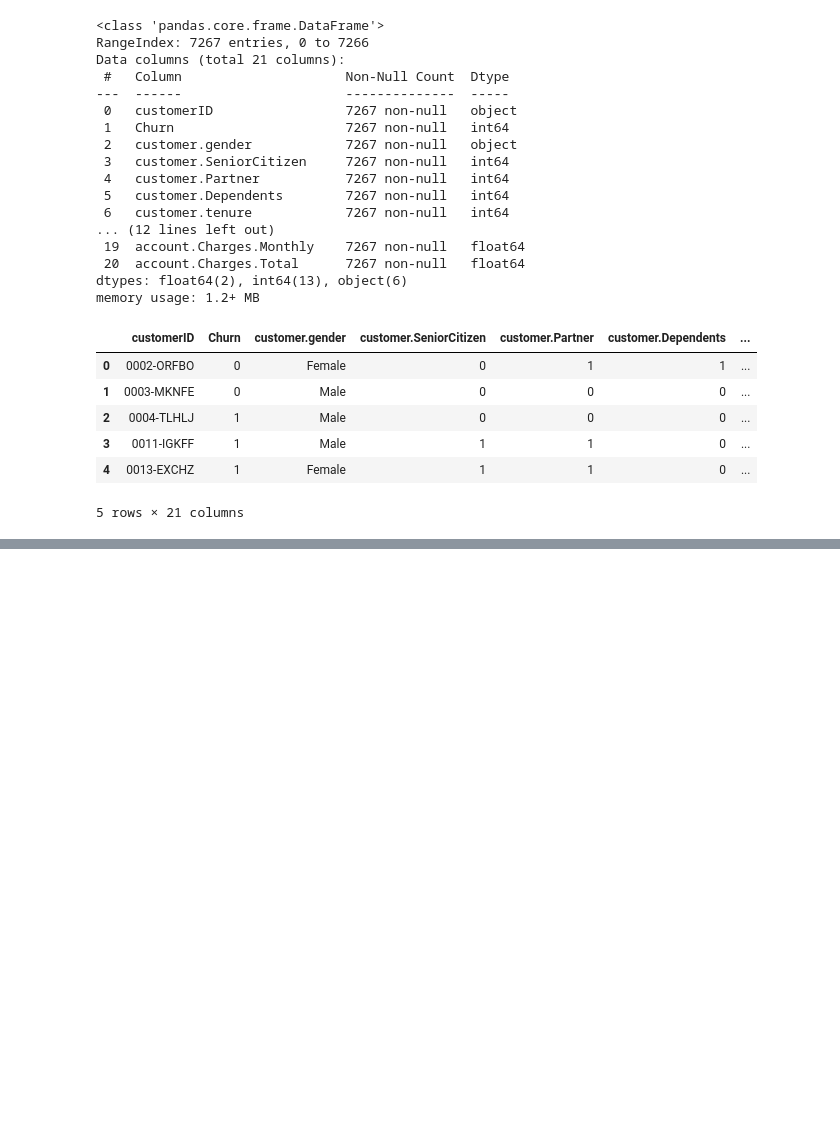
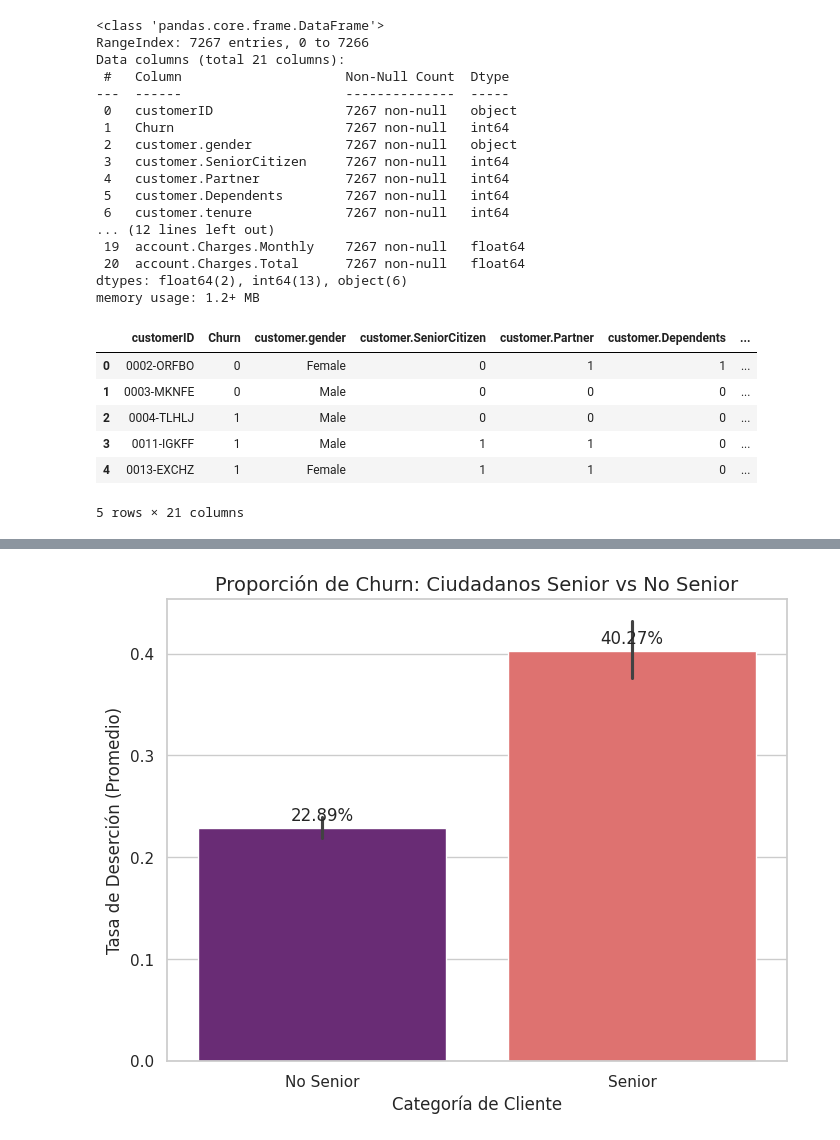
Before and after one commit to lstredel/Challenge-Telecom-X, a Jupyter notebook: Challenge_TelecomX.ipynb, the cells around one changed output, grey strips where cells are left out. Cells and saved outputs as stored; diff of their text form; code cells hidden in the pictures; blank space fills up the shorter version.

```diff
--- a/Challenge_TelecomX.ipynb
+++ b/Challenge_TelecomX.ipynb
@@ -1550,0 +507,25 @@ print(f"3. Los Hogares con Streaming representan un segmento de alta lealtad.")
+# %%
+plt.figure(figsize=(8, 6))
+sns.set_style("whitegrid")
+
+# Creamos el gráfico de barras
+# El promedio de Churn (y) nos da la tasa de deserción porcentual
+ax = sns.barplot(x='Adulto_Mayor', y='Desercion', data=df, palette='magma', hue='Adulto_Mayor', legend=False)
+
+# Personalización de etiquetas
+plt.title('Proporción de Churn: Ciudadanos Senior vs No Senior', fontsize=14)
+plt.xticks([0, 1], ['No Senior', 'Senior']) # Cambiamos 0/1 por etiquetas claras
+plt.ylabel('Tasa de Deserción (Promedio)')
+plt.xlabel('Categoría de Cliente')
+
+# Añadir el valor exacto sobre las barras para mejor lectura
+for p in ax.patches:
+    ax.annotate(format(p.get_height(), '.2%'),
+                (p.get_x() + p.get_width() / 2., p.get_height()),
+                ha = 'center', va = 'center',
+                xytext = (0, 9),
+                textcoords = 'offset points')
+
+plt.show()
+# %% [output]
+[figure, added]
```
Also changed, not shown: parts of 177 cells of this notebook.
